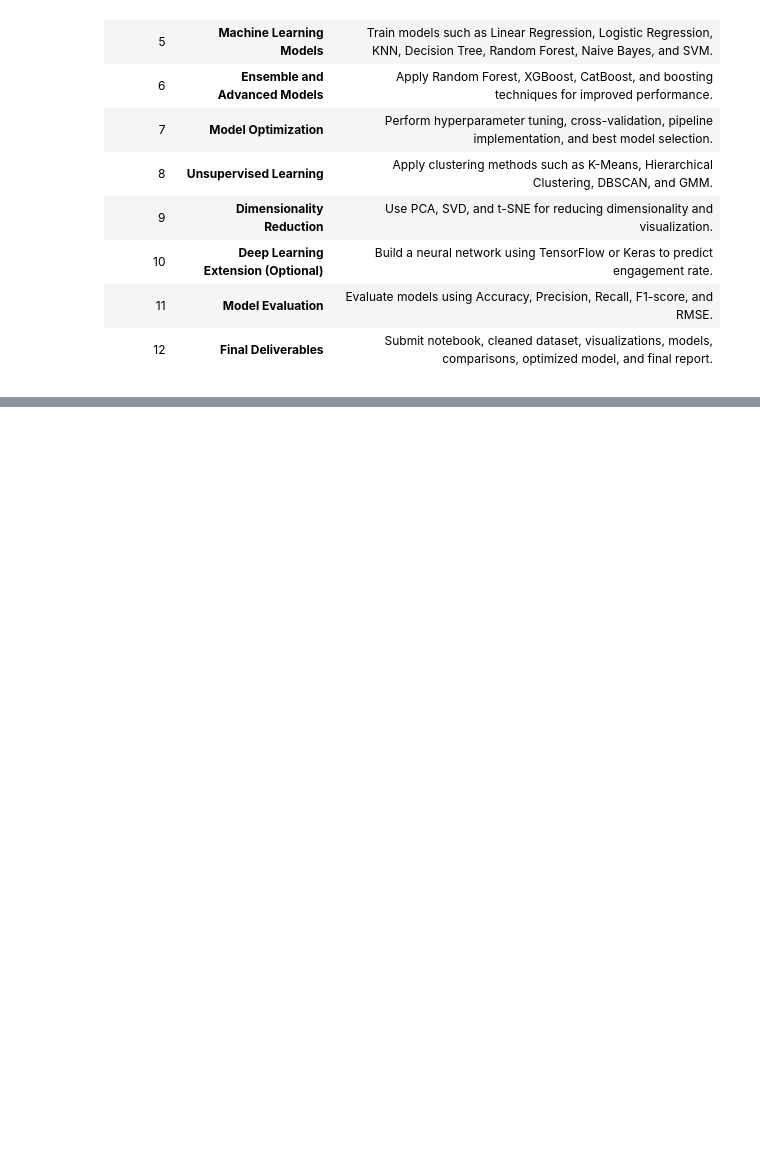
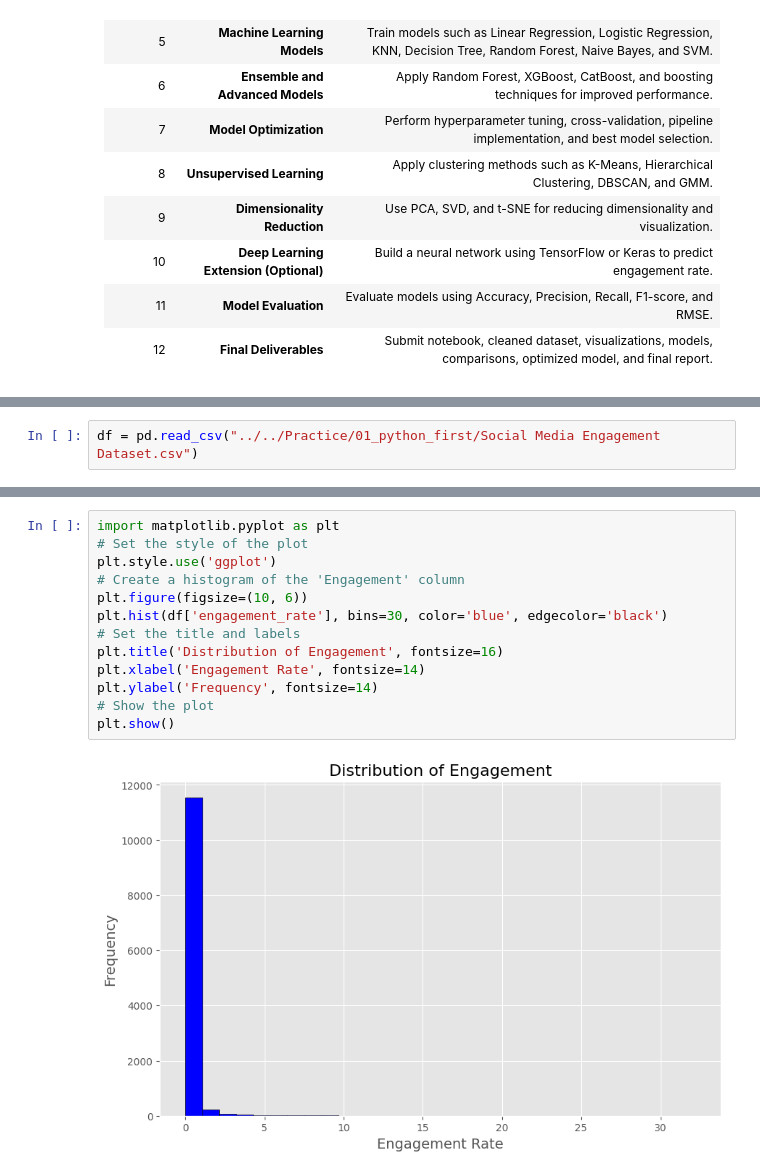
Before and after one commit to misbahkhattak718-pixel/Mentorship-Program--Devsil, a Jupyter notebook: Weekly Mini Projects/Week 9/ADVANCED SOCIAL MEDIA _ENGAGEMENT_PREDICTION.ipynb, the cells around one changed output, grey strips where cells are left out. Drawn from its saved outputs; the diff is of its cells as text; blank space fills up the shorter version.

```diff
--- a/Weekly Mini Projects/Week 9/ADVANCED SOCIAL MEDIA _ENGAGEMENT_PREDICTION.ipynb
+++ b/Weekly Mini Projects/Week 9/ADVANCED SOCIAL MEDIA _ENGAGEMENT_PREDICTION.ipynb
@@ -257,0 +295,2 @@ ENGAGEMENT PREDICTION
+# %%
+df = pd.read_csv("../../Practice/01_python_first/Social Media Engagement Dataset.csv")
@@ -257,0 +431,15 @@ ENGAGEMENT PREDICTION
+# %%
+import matplotlib.pyplot as plt
+# Set the style of the plot
+plt.style.use('ggplot')
+# Create a histogram of the 'Engagement' column
+plt.figure(figsize=(10, 6))
+plt.hist(df['engagement_rate'], bins=30, color='blue', edgecolor='black')
+# Set the title and labels
+plt.title('Distribution of Engagement', fontsize=16)
+plt.xlabel('Engagement Rate', fontsize=14)
+plt.ylabel('Frequency', fontsize=14)
+# Show the plot
+plt.show()
+# %% [output]
+[figure, added]
```
Also changed, not shown: parts of 39 cells of this notebook.
